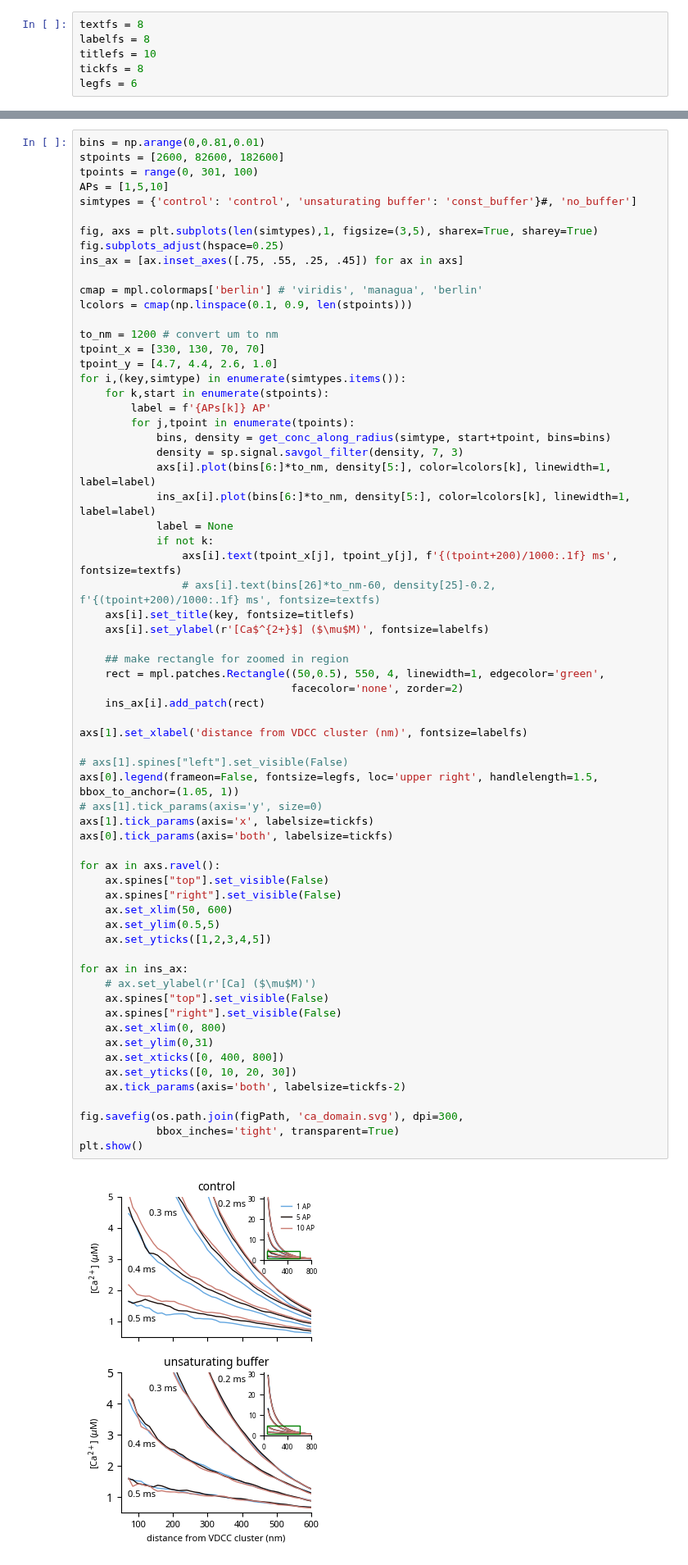
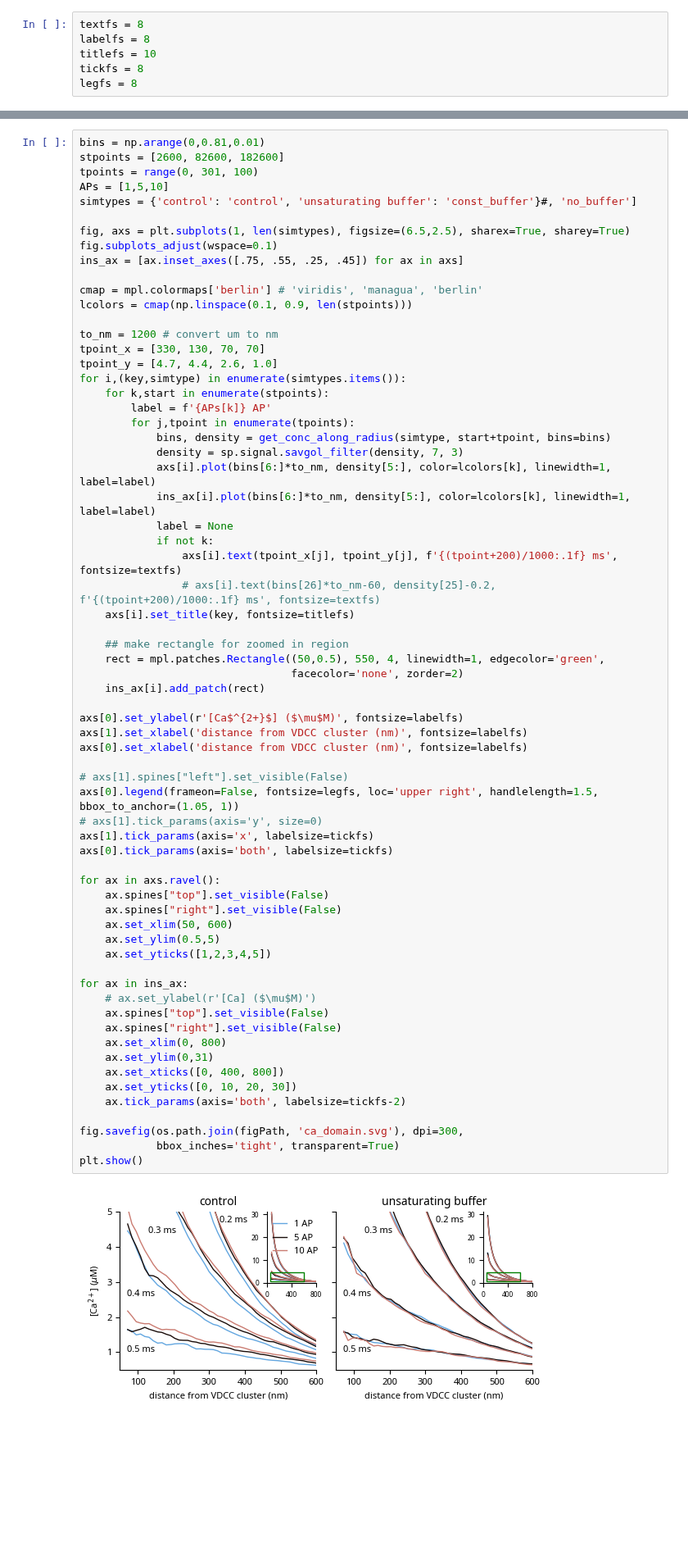
Before and after one commit to nishs1729/MFB, a Jupyter notebook: scripts_plotting/plots_mechanism.ipynb, the cells around one changed output, grey strips where cells are left out. Shown at 82% size. Drawn from its saved outputs; the diff is of its cells as text; blank space fills up the shorter version.

Commit message:
updated plots

```diff
--- a/scripts_plotting/plots_mechanism.ipynb
+++ b/scripts_plotting/plots_mechanism.ipynb
@@ -55,7 +55,7 @@ textfs = 8
 labelfs = 8
 titlefs = 10
 tickfs = 8
-legfs = 6
+legfs = 8
 # %% [markdown]
 ### Single AZ calcium domain
 # %%
@@ -86,8 +86,8 @@ tpoints = range(0, 301, 100)
 APs = [1,5,10]
 simtypes = {'control': 'control', 'unsaturating buffer': 'const_buffer'}#, 'no_buffer']
 
-fig, axs = plt.subplots(len(simtypes),1, figsize=(3,5), sharex=True, sharey=True)
-fig.subplots_adjust(hspace=0.25)
+fig, axs = plt.subplots(1, len(simtypes), figsize=(6.5,2.5), sharex=True, sharey=True)
+fig.subplots_adjust(wspace=0.1)
 ins_ax = [ax.inset_axes([.75, .55, .25, .45]) for ax in axs]
 
 cmap = mpl.colormaps['berlin'] # 'viridis', 'managua', 'berlin'
@@ -109,43 +109,44 @@ for i,(key,simtype) in enumerate(simtypes.items()):
                 axs[i].text(tpoint_x[j], tpoint_y[j], f'{(tpoint+200)/1000:.1f} ms', fontsize=textfs)
                 # axs[i].text(bins[26]*to_nm-60, density[25]-0.2, f'{(tpoint+200)/1000:.1f} ms', fontsize=textfs)
     axs[i].set_title(key, fontsize=titlefs)
-    axs[i].set_ylabel(r'[Ca$^{2+}$] ($\mu$M)', fontsize=labelfs)
 
     ## make rectangle for zoomed in region
     rect = mpl.patches.Rectangle((50,0.5), 550, 4, linewidth=1, edgecolor='green',
                                  facecolor='none', zorder=2)
     ins_ax[i].add_patch(rect)
 
+axs[0].set_ylabel(r'[Ca$^{2+}$] ($\mu$M)', fontsize=labelfs)
 axs[1].set_xlabel('distance from VDCC cluster (nm)', fontsize=labelfs)
+axs[0].set_xlabel('distance from VDCC cluster (nm)', fontsize=labelfs)
 
 # axs[1].spines["left"].set_visible(False)
 axs[0].legend(frameon=False, fontsize=legfs, loc='upper right', handlelength=1.5, bbox_to_anchor=(1.05, 1))
 # axs[1].tick_params(axis='y', size=0)
 axs[1].tick_params(axis='x', labelsize=tickfs)
 axs[0].tick_params(axis='both', labelsize=tickfs)
 
 for ax in axs.ravel():
     ax.spines["top"].set_visible(False)
     ax.spines["right"].set_visible(False)
     ax.set_xlim(50, 600)
     ax.set_ylim(0.5,5)
     ax.set_yticks([1,2,3,4,5])
 
 for ax in ins_ax:
     # ax.set_ylabel(r'[Ca] ($\mu$M)')
     ax.spines["top"].set_visible(False)
     ax.spines["right"].set_visible(False)
     ax.set_xlim(0, 800)
     ax.set_ylim(0,31)
     ax.set_xticks([0, 400, 800])
     ax.set_yticks([0, 10, 20, 30])
     ax.tick_params(axis='both', labelsize=tickfs-2)
 
 fig.savefig(os.path.join(figPath, 'ca_domain.svg'), dpi=300,
             bbox_inches='tight', transparent=True)
 plt.show()
 # %% [output]
-[figure, old version]
+[figure, new version]
 # %%
 bins = np.arange(0,0.81,0.01)
 stpoints = [2600, 82600, 182600]
```
Also changed, not shown: parts of 5 cells of this notebook.
